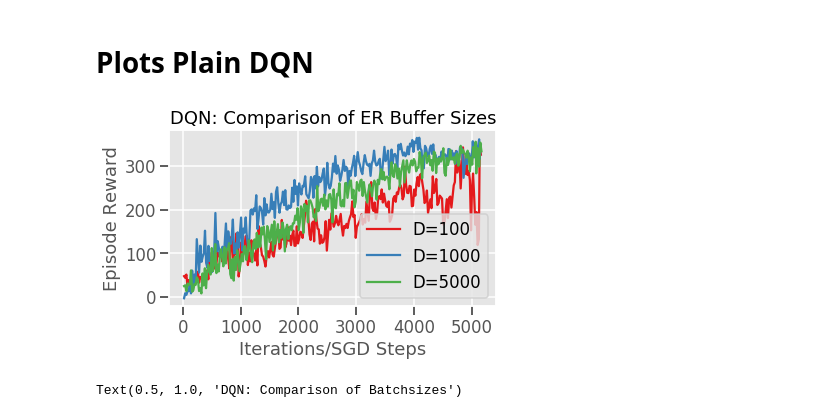
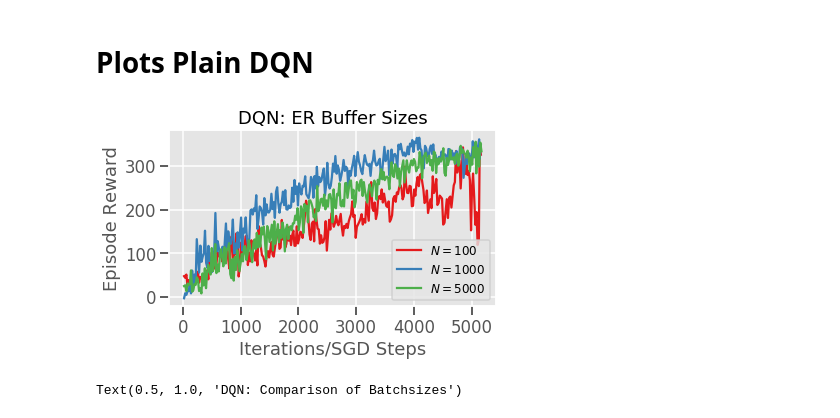
Before and after one commit to RobertTLange/deep-rl-tutorial, a Jupyter notebook: EXPERIMENTS_DQL/viz_results.ipynb, the cells around one changed output. Cells and saved outputs as stored; diff of their text form; code cells hidden in the pictures.

```diff
--- a/EXPERIMENTS_DQL/viz_results.ipynb
+++ b/EXPERIMENTS_DQL/viz_results.ipynb
@@ -34,16 +34,16 @@ dqn_soft_update_001 = pd.read_csv(log_dir + "dqn_soft_update_001.csv")
 dqn_soft_update_005 = pd.read_csv(log_dir + "dqn_soft_update_005.csv")
 # %%
 # Capacity Plot
-plt.plot(dqn_capacity_100.loc[:, "opt_counter"], dqn_capacity_100.loc[:, "rew_mean"], label="D=100")
-plt.plot(dqn_capacity_1000.loc[:, "opt_counter"], dqn_capacity_1000.loc[:, "rew_mean"], label="D=1000")
-plt.plot(dqn_capacity_5000.loc[:, "opt_counter"], dqn_capacity_5000.loc[:, "rew_mean"], label="D=5000")
+plt.plot(dqn_capacity_100.loc[:, "opt_counter"], dqn_capacity_100.loc[:, "rew_mean"], label=r"$N=100$")
+plt.plot(dqn_capacity_1000.loc[:, "opt_counter"], dqn_capacity_1000.loc[:, "rew_mean"], label=r"$N=1000$")
+plt.plot(dqn_capacity_5000.loc[:, "opt_counter"], dqn_capacity_5000.loc[:, "rew_mean"], label=r"$N=5000$")
 plt.xlabel("Iterations/SGD Steps")
 plt.ylabel("Episode Reward")
-plt.legend()
+plt.legend(fontsize=12)
 plt.title("DQN: ER Buffer Sizes")
 plt.tight_layout()
 plt.savefig(fig_dir + "dqn_buffer.png", dpi=300)
 # %% [output]
-[figure, old version]
+[figure, new version]
 # %%
 # Batchsize Plot
```
Also changed, not shown: parts of 1 cell of this notebook, 6 other files.
